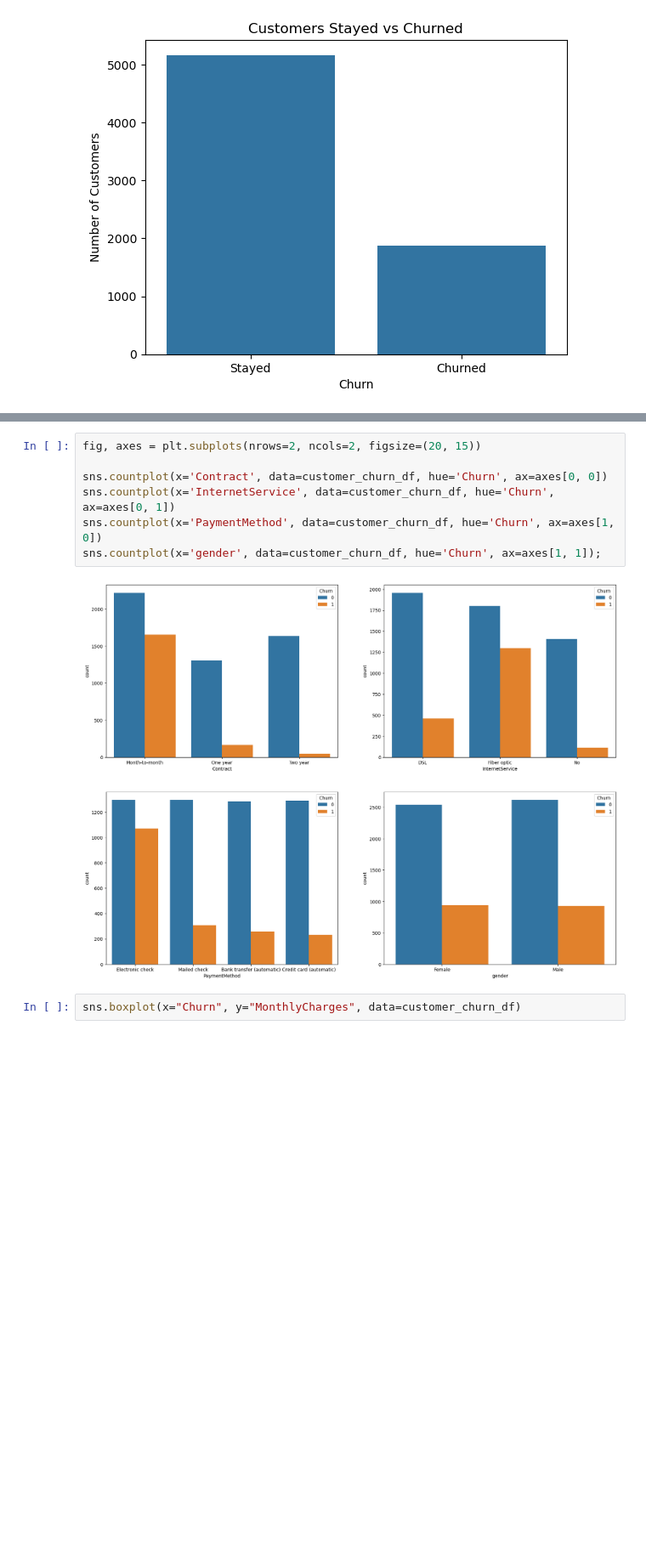
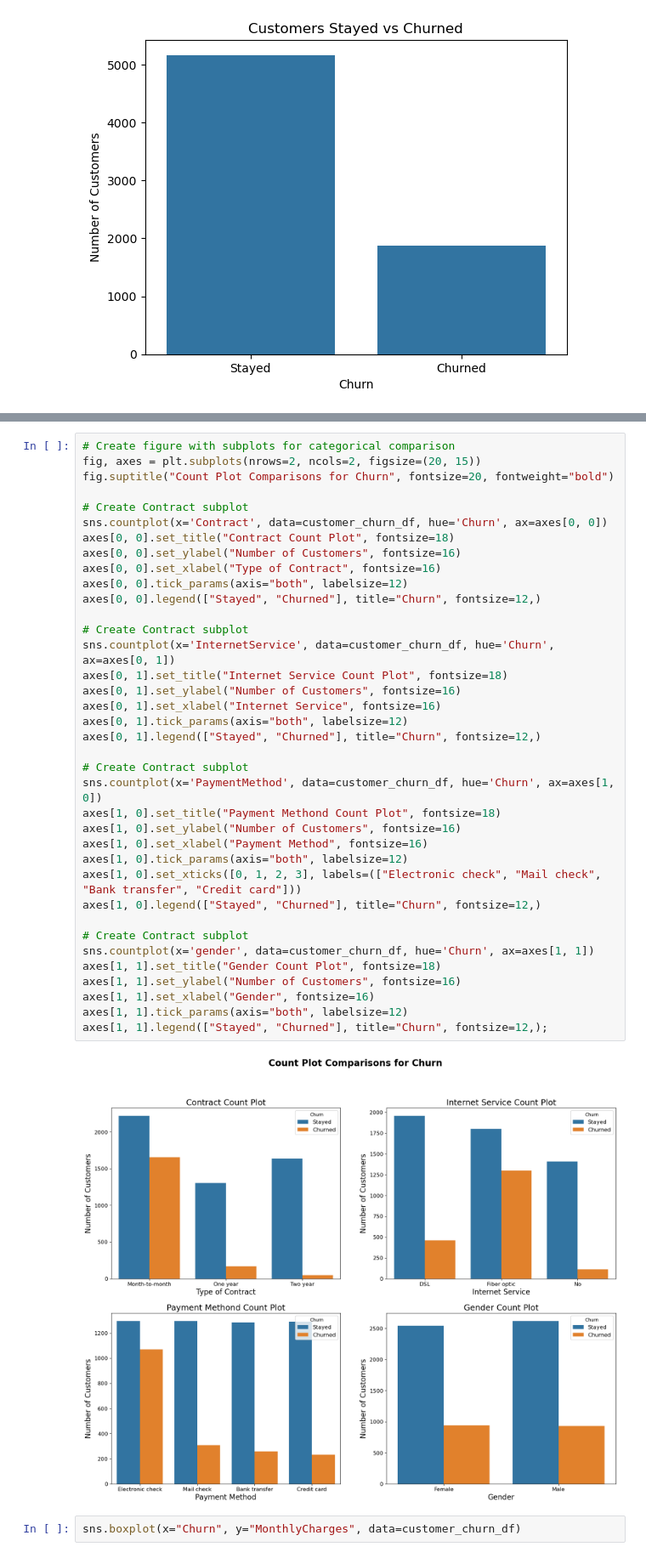
Before and after one commit to BCSoulless/customer-churn-model, a Jupyter notebook: customer-churn-model.ipynb, the cells around one changed output, grey strips where cells are left out. Shown: that part at 85% size. Drawn from its saved outputs; the diff is of its cells as text; blank space fills up the shorter version.

Commit message:
Created figure with subplots that compares different categorical features for churn

```diff
--- a/customer-churn-model.ipynb
+++ b/customer-churn-model.ipynb
@@ -142,12 +124,42 @@ ax = sns.countplot(x='PaymentMethod', data=customer_churn_df, hue='Churn');
 # %%
+# Create figure with subplots for categorical comparison
 fig, axes = plt.subplots(nrows=2, ncols=2, figsize=(20, 15))
+fig.suptitle("Count Plot Comparisons for Churn", fontsize=20, fontweight="bold")
 
+# Create Contract subplot
 sns.countplot(x='Contract', data=customer_churn_df, hue='Churn', ax=axes[0, 0])
+axes[0, 0].set_title("Contract Count Plot", fontsize=18)
+axes[0, 0].set_ylabel("Number of Customers", fontsize=16)
+axes[0, 0].set_xlabel("Type of Contract", fontsize=16)
+axes[0, 0].tick_params(axis="both", labelsize=12)
+axes[0, 0].legend(["Stayed", "Churned"], title="Churn", fontsize=12,)
+
+# Create Contract subplot
 sns.countplot(x='InternetService', data=customer_churn_df, hue='Churn', ax=axes[0, 1])
+axes[0, 1].set_title("Internet Service Count Plot", fontsize=18)
+axes[0, 1].set_ylabel("Number of Customers", fontsize=16)
+axes[0, 1].set_xlabel("Internet Service", fontsize=16)
+axes[0, 1].tick_params(axis="both", labelsize=12)
+axes[0, 1].legend(["Stayed", "Churned"], title="Churn", fontsize=12,)
+
+# Create Contract subplot
 sns.countplot(x='PaymentMethod', data=customer_churn_df, hue='Churn', ax=axes[1, 0])
-sns.countplot(x='gender', data=customer_churn_df, hue='Churn', ax=axes[1, 1]);
+axes[1, 0].set_title("Payment Methond Count Plot", fontsize=18)
+axes[1, 0].set_ylabel("Number of Customers", fontsize=16)
+axes[1, 0].set_xlabel("Payment Method", fontsize=16)
+axes[1, 0].tick_params(axis="both", labelsize=12)
+axes[1, 0].set_xticks([0, 1, 2, 3], labels=(["Electronic check", "Mail check", "Bank transfer", "Credit card"]))
+axes[1, 0].legend(["Stayed", "Churned"], title="Churn", fontsize=12,)
+
+# Create Contract subplot
+sns.countplot(x='gender', data=customer_churn_df, hue='Churn', ax=axes[1, 1])
+axes[1, 1].set_title("Gender Count Plot", fontsize=18)
+axes[1, 1].set_ylabel("Number of Customers", fontsize=16)
+axes[1, 1].set_xlabel("Gender", fontsize=16)
+axes[1, 1].tick_params(axis="both", labelsize=12)
+axes[1, 1].legend(["Stayed", "Churned"], title="Churn", fontsize=12,);
 # %% [output]
-[figure, old version]
+[figure, new version]
 # %%
 sns.boxplot(x="Churn", y="MonthlyCharges", data=customer_churn_df)
 # %% [output]
```
Also changed, not shown: parts of 4 cells of this notebook.
